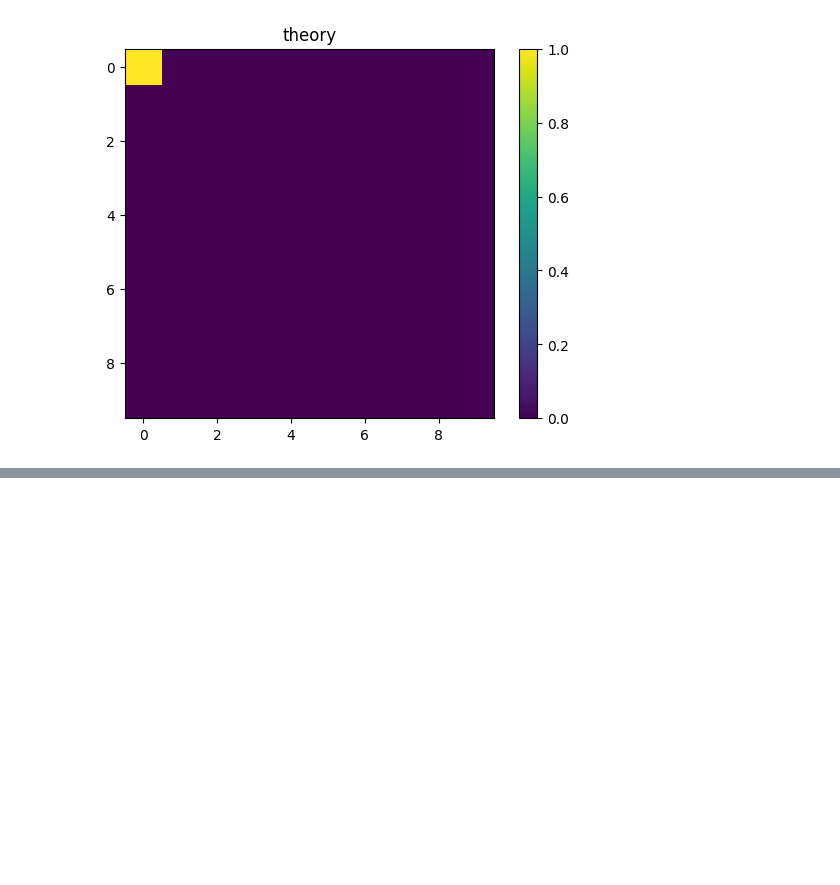
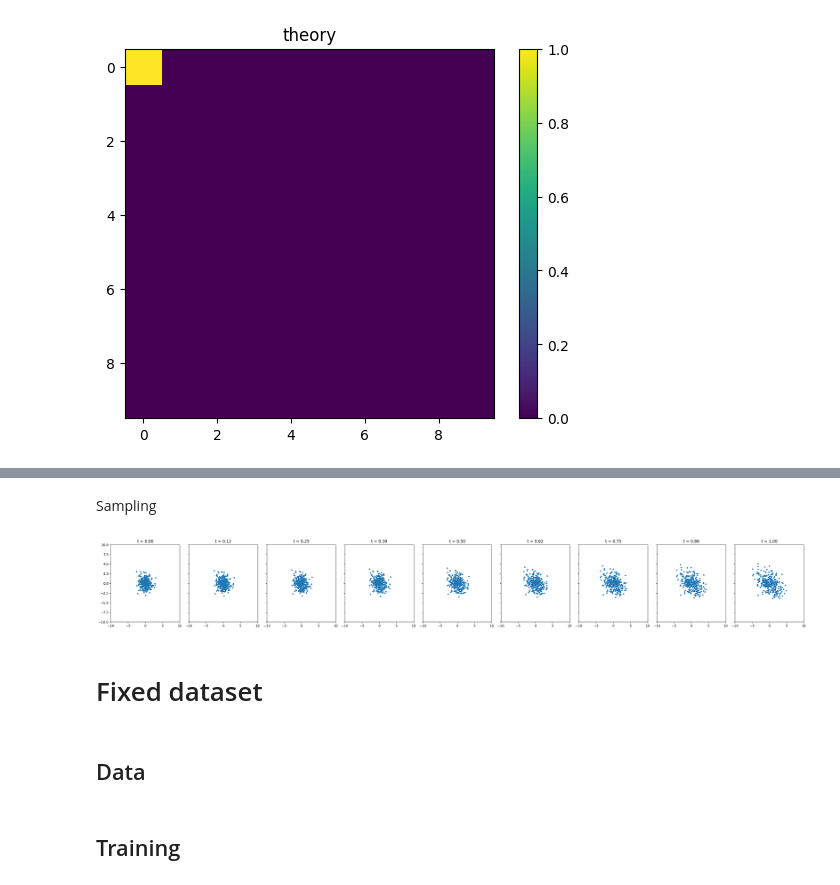
Before and after one commit to augustin-bresset/ml-research-seminar, a Jupyter notebook: Test_basis.ipynb, the cells around one changed output, grey strips where cells are left out. Saved outputs shown, nothing was run; the diff lists cells and outputs as text; code cells hidden in the pictures; blank space fills up the shorter version.

Commit message:
GMM implemented, started to compare basis (gaussian) but weird res in HD; need the GT in GMM case and compare

```diff
--- a/Test_basis.ipynb
+++ b/Test_basis.ipynb
@@ -391,0 +431,26 @@ plt.show()
+# %% [markdown]
+Sampling
+# %%
+x = torch.randn(300, 100)
+n_steps = 8
+fig, axes = plt.subplots(1, n_steps + 1, figsize=(30, 4), sharex=True, sharey=True)
+time_steps = torch.linspace(0, 1.0, n_steps + 1)
+
+axes[0].scatter(x.detach()[:, 0], x.detach()[:, 1], s=10)
+axes[0].set_title(f't = {time_steps[0]:.2f}')
+axes[0].set_xlim(-10.0, 10.0)
+axes[0].set_ylim(-10.0, 10.0)
+
+for i in range(n_steps):
+    x = flow.step(x_t=x, t_start=time_steps[i], t_end=time_steps[i + 1])
+    axes[i + 1].scatter(x.detach()[:, 0], x.detach()[:, 1], s=10)
+    axes[i + 1].set_title(f't = {time_steps[i + 1]:.2f}')
+
+plt.tight_layout()
+plt.show()
+# %% [output]
+[figure, added]
+# %% [markdown]
+# Fixed dataset
+# %% [markdown]
+## Data
@@ -391,0 +468,2 @@ plt.show()
+# %% [markdown]
+## Training
```
Also changed, not shown: parts of 25 cells of this notebook, 1 other file.
